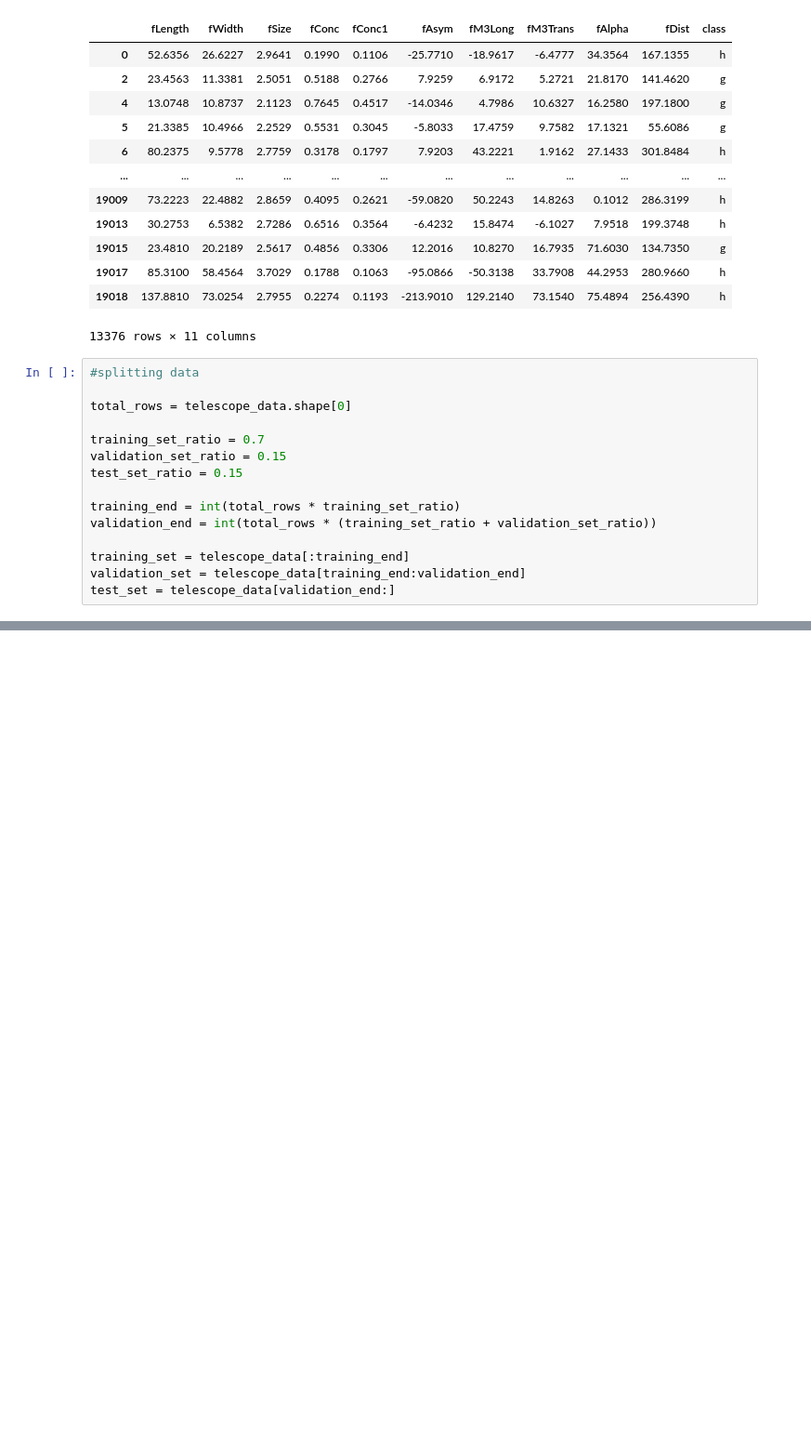
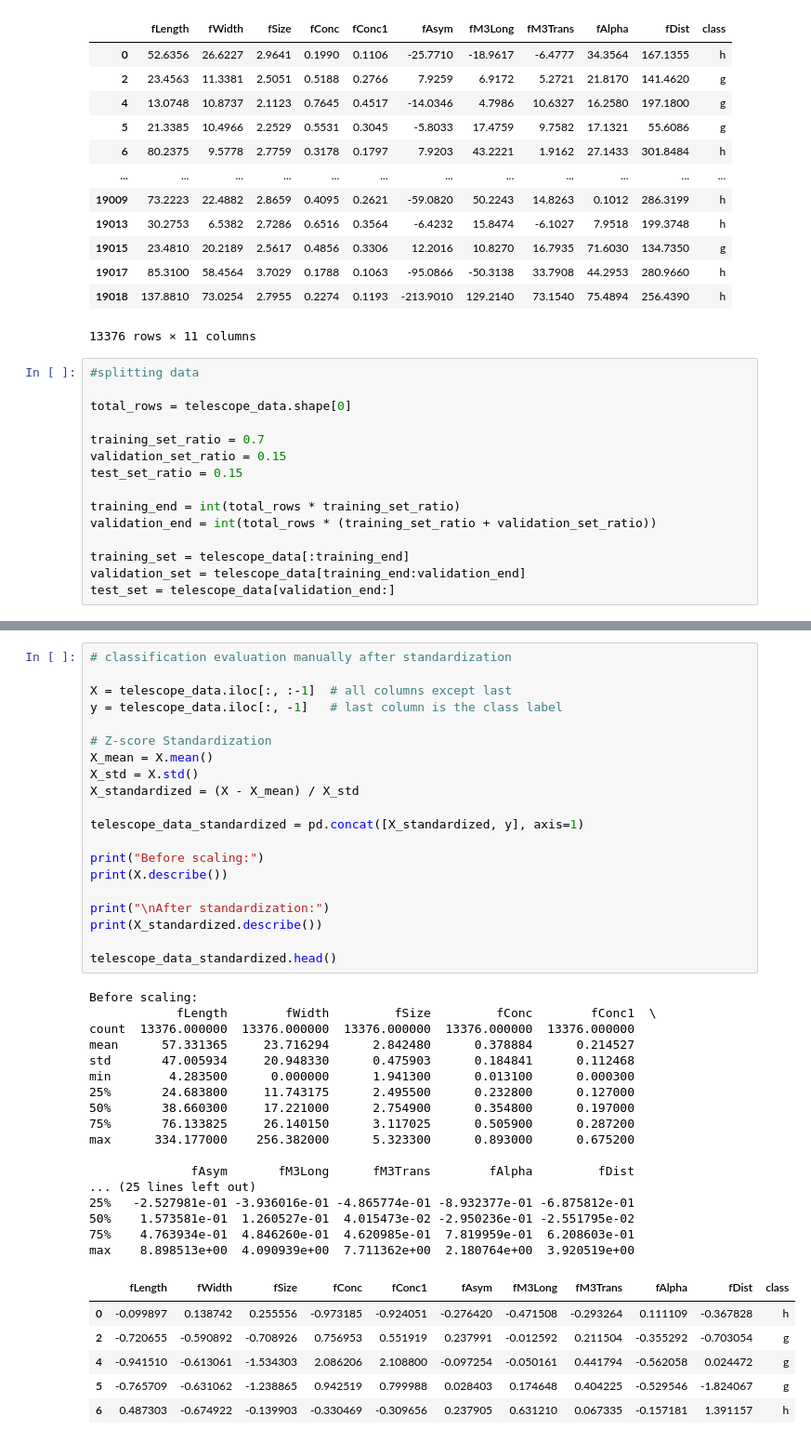
Before and after one commit to oadel1814/Machine-Learning-Classifiaction-and-Regression, a Jupyter notebook: KNN.ipynb, the cells around one changed output, grey strips where cells are left out. Shown: that part at 93% size. Saved outputs shown, nothing was run; the diff lists cells and outputs as text; blank space fills up the shorter version.

```diff
--- a/KNN.ipynb
+++ b/KNN.ipynb
@@ -178,3 +170,47 @@ Per-class metrics:
 
 Confusion Matrix:
 [figure]
+# %%
+# classification evaluation manually after standardization
+
+X = telescope_data.iloc[:, :-1]  # all columns except last
+y = telescope_data.iloc[:, -1]   # last column is the class label
+
+# Z-score Standardization
+X_mean = X.mean()
+X_std = X.std()
+X_standardized = (X - X_mean) / X_std
+
+telescope_data_standardized = pd.concat([X_standardized, y], axis=1)
+
+print("Before scaling:")
+print(X.describe())
+
+print("\nAfter standardization:")
+print(X_standardized.describe())
+
+telescope_data_standardized.head()
+# %% [output]
+Before scaling:
+            fLength        fWidth         fSize         fConc        fConc1  \
+count  13376.000000  13376.000000  13376.000000  13376.000000  13376.000000
+mean      57.331365     23.716294      2.842480      0.378884      0.214527
+std       47.005934     20.948330      0.475903      0.184841      0.112468
+min        4.283500      0.000000      1.941300      0.013100      0.000300
+25%       24.683800     11.743175      2.495500      0.232800      0.127000
+50%       38.660300     17.221000      2.754900      0.354800      0.197000
+75%       76.133825     26.140150      3.117025      0.505900      0.287200
+max      334.177000    256.382000      5.323300      0.893000      0.675200
+
+              fAsym       fM3Long      fM3Trans        fAlpha         fDist
+... (25 lines left out)
+25%   -2.527981e-01 -3.936016e-01 -4.865774e-01 -8.932377e-01 -6.875812e-01
+50%    1.573581e-01  1.260527e-01  4.015473e-02 -2.950236e-01 -2.551795e-02
+75%    4.763934e-01  4.846260e-01  4.620985e-01  7.819959e-01  6.208603e-01
+max    8.898513e+00  4.090939e+00  7.711362e+00  2.180764e+00  3.920519e+00
+|  | fLength | fWidth | fSize | fConc | fConc1 | fAsym | fM3Long | fM3Trans | fAlpha | fDist | class |
+| 0 | -0.099897 | 0.138742 | 0.255556 | -0.973185 | -0.924051 | -0.276420 | -0.471508 | -0.293264 | 0.111109 | -0.367828 | h |
+| 2 | -0.720655 | -0.590892 | -0.708926 | 0.756953 | 0.551919 | 0.237991 | -0.012592 | 0.211504 | -0.355292 | -0.703054 | g |
+| 4 | -0.941510 | -0.613061 | -1.534303 | 2.086206 | 2.108800 | -0.097254 | -0.050161 | 0.441794 | -0.562058 | 0.024472 | g |
+| 5 | -0.765709 | -0.631062 | -1.238865 | 0.942519 | 0.799988 | 0.028403 | 0.174648 | 0.404225 | -0.529546 | -1.824067 | g |
+| 6 | 0.487303 | -0.674922 | -0.139903 | -0.330469 | -0.309656 | 0.237905 | 0.631210 | 0.067335 | -0.157181 | 1.391157 | h |
```
Also changed, not shown: parts of 5 cells of this notebook.
